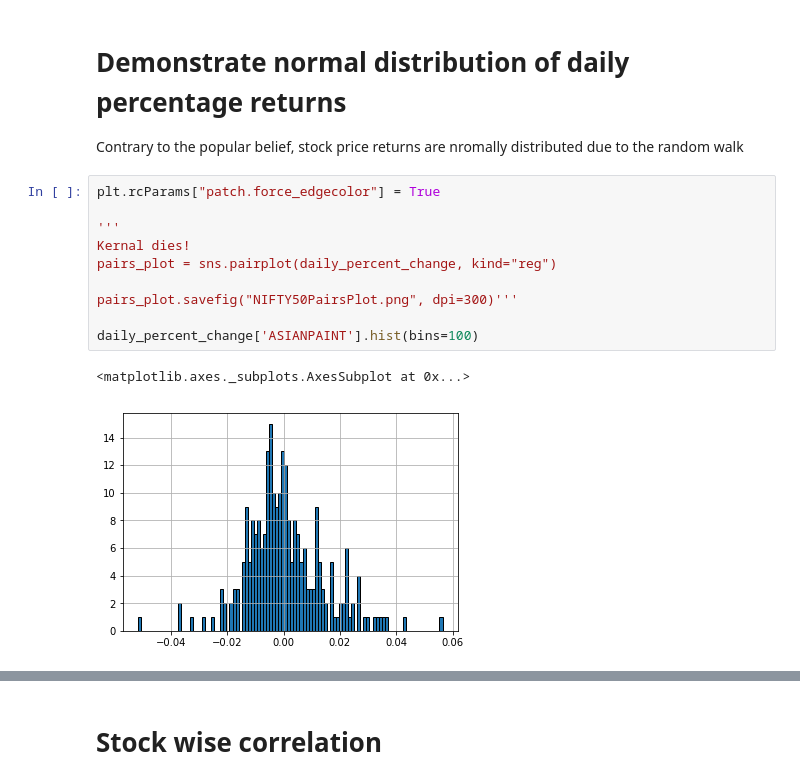
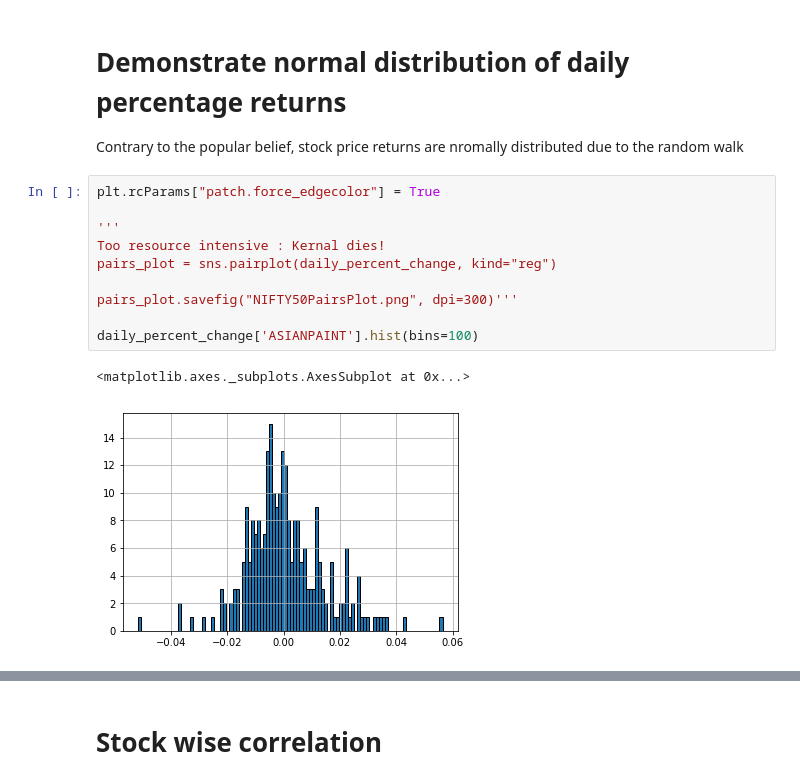
Before and after one commit to magnacore/NIFTY50-52-week-Correlation-Analysis, a Jupyter notebook: NIFTY50 Correlation 52 week/NIFTY50 Correlation Matrix.ipynb, the cells around one changed output, grey strips where cells are left out. Saved outputs shown, nothing was run; the diff lists cells and outputs as text.

```diff
--- a/NIFTY50 Correlation 52 week/NIFTY50 Correlation Matrix.ipynb
+++ b/NIFTY50 Correlation 52 week/NIFTY50 Correlation Matrix.ipynb
@@ -158,16 +158,16 @@ Contrary to the popular belief, stock price returns are nromally distributed due
 # %%
 plt.rcParams["patch.force_edgecolor"] = True
 
 '''
-Kernal dies!
+Too resource intensive : Kernal dies!
 pairs_plot = sns.pairplot(daily_percent_change, kind="reg")
 
 pairs_plot.savefig("NIFTY50PairsPlot.png", dpi=300)'''
 
 daily_percent_change['ASIANPAINT'].hist(bins=100)
 # %% [output]
 <matplotlib.axes._subplots.AxesSubplot at 0x...>
-[figure, old version]
+[figure, new version]
 # %%
 daily_percent_change['BPCL'].hist(bins=100)
 # %% [output]
```
Also changed, not shown: parts of 12 cells of this notebook, 3 other files.
